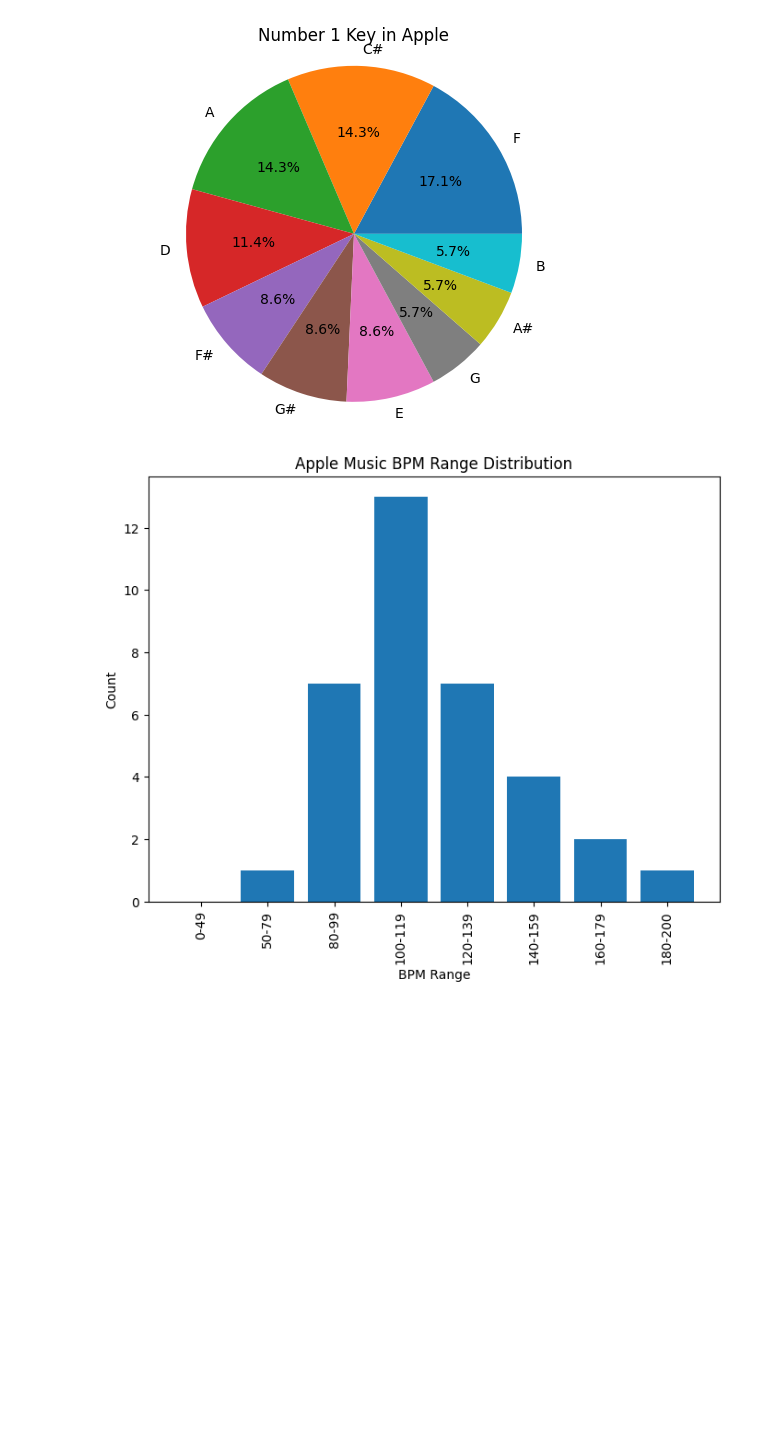
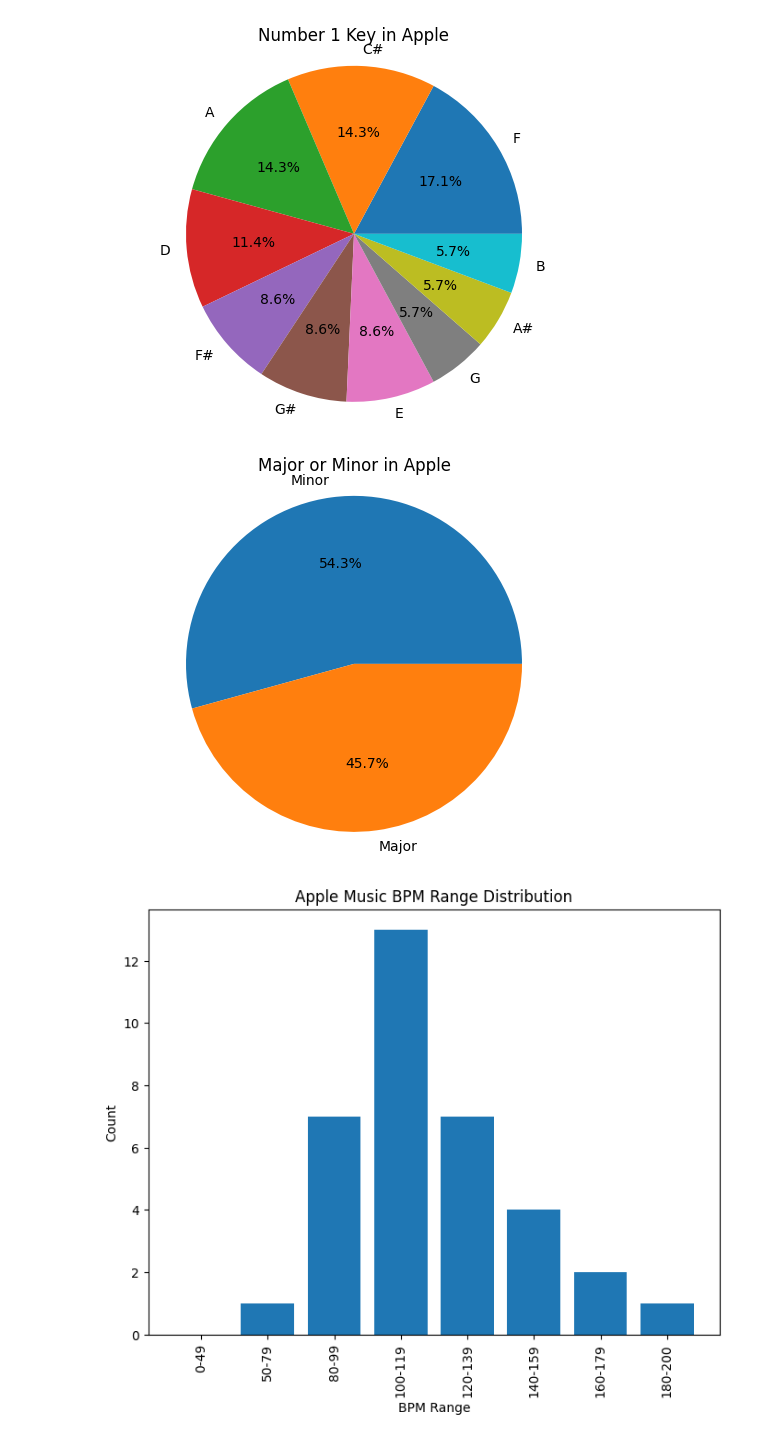
Before and after one commit to alaa-aleryani/Project_1, a Jupyter notebook: music.ipynb, the cells around one changed output. Saved outputs shown, nothing was run; the diff lists cells and outputs as text; code cells hidden in the pictures; blank space fills up the shorter version.

```diff
--- a/music.ipynb
+++ b/music.ipynb
@@ -384,6 +397,15 @@ plt.title("Number 1 Key in Apple")
 plt.show()
 # %% [output]
 [figure]
+# %%
+## Major or minor
+no1_apple_mode=no1_apple["mode"].value_counts()
+plt.pie(no1_apple_mode,labels=no1_apple_mode.index,autopct='%1.1f%%')
+plt.axis("equal")
+plt.title("Major or Minor in Apple")
+plt.show()
+# %% [output]
+[figure, added]
 # %%
 ## Make a list for Apple bpm
 abpm_0to49=[]
```
Also changed, not shown: parts of 5 cells of this notebook.
